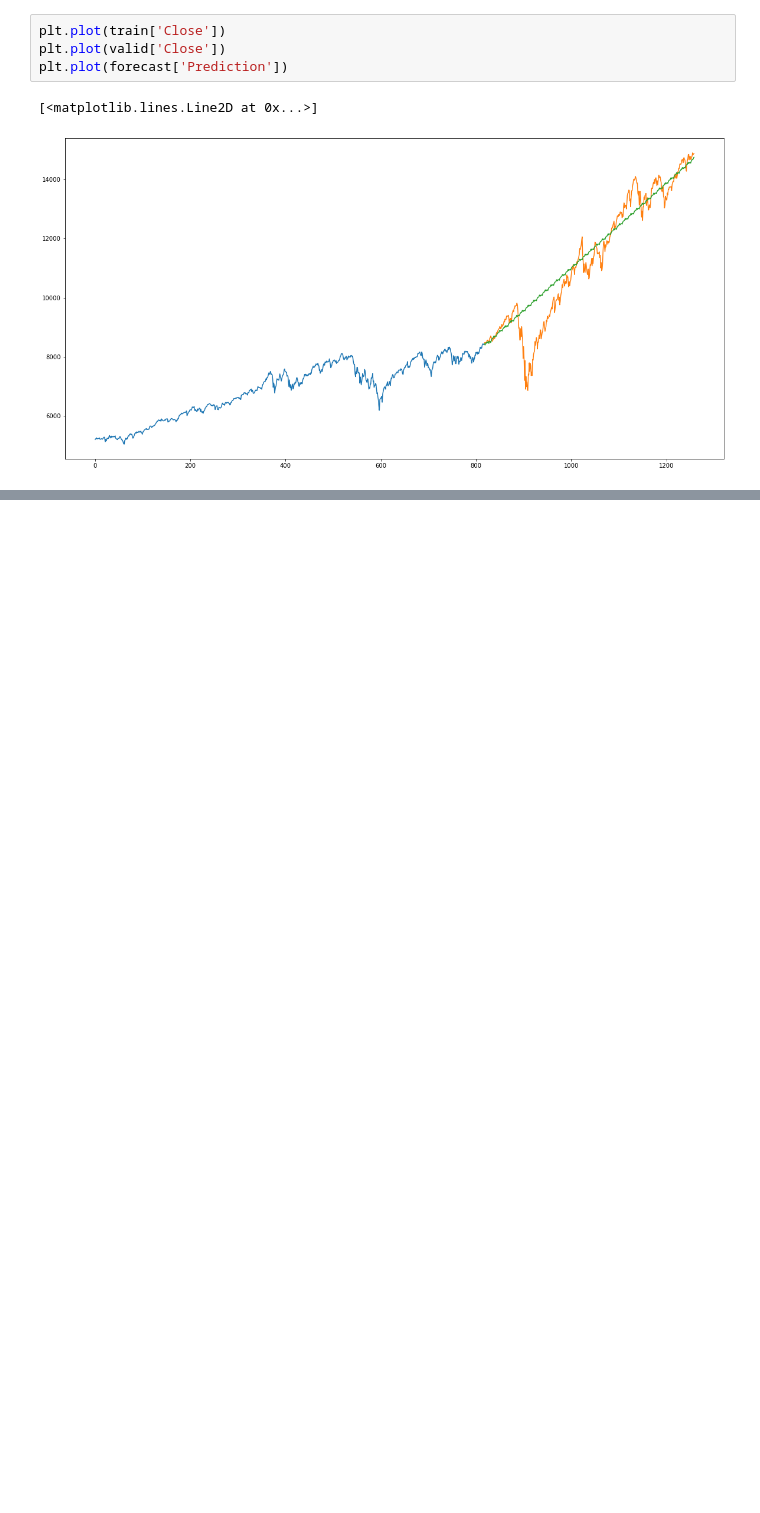
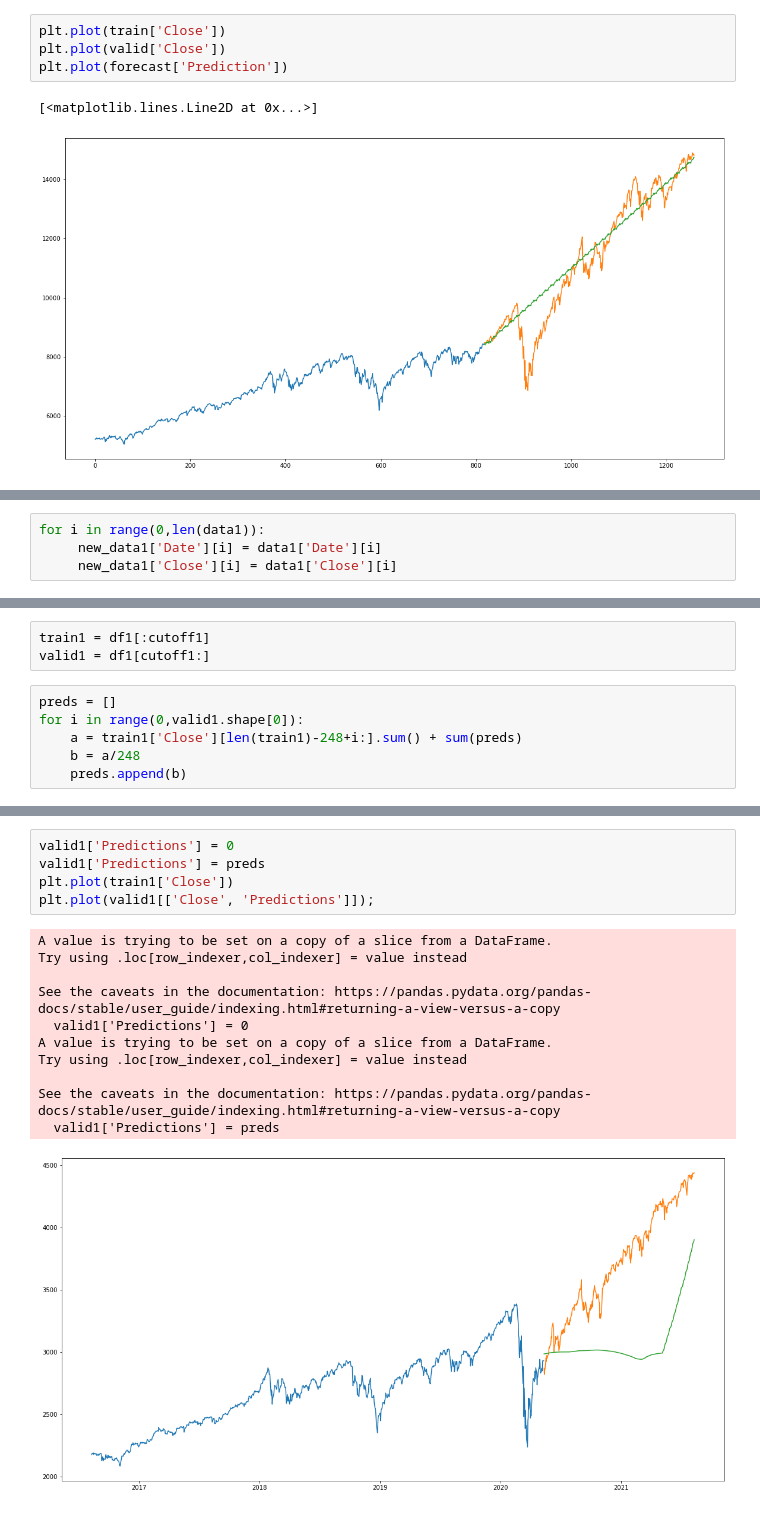
Before and after one commit to Robertoliver2000/StockPredictions, a Jupyter notebook: notebooks/wil/IXIC Model.ipynb, the cells around one changed output, grey strips where cells are left out. Cells and saved outputs as stored; diff of their text form; blank space fills up the shorter version.

```diff
--- a/notebooks/wil/IXIC Model.ipynb
+++ b/notebooks/wil/IXIC Model.ipynb
@@ -225,0 +251,4 @@ ModuleNotFoundError: No module named 'tensorflow'
+# %%
+for i in range(0,len(data1)):
+     new_data1['Date'][i] = data1['Date'][i]
+     new_data1['Close'][i] = data1['Close'][i]
@@ -225,0 +260,9 @@ ModuleNotFoundError: No module named 'tensorflow'
+# %%
+train1 = df1[:cutoff1]
+valid1 = df1[cutoff1:]
+# %%
+preds = []
+for i in range(0,valid1.shape[0]):
+    a = train1['Close'][len(train1)-248+i:].sum() + sum(preds)
+    b = a/248
+    preds.append(b)
@@ -225,0 +276,17 @@ ModuleNotFoundError: No module named 'tensorflow'
+# %%
+valid1['Predictions'] = 0
+valid1['Predictions'] = preds
+plt.plot(train1['Close'])
+plt.plot(valid1[['Close', 'Predictions']]);
+# %% [output]
+A value is trying to be set on a copy of a slice from a DataFrame.
+Try using .loc[row_indexer,col_indexer] = value instead
+
+See the caveats in the documentation: https://pandas.pydata.org/pandas-docs/stable/user_guide/indexing.html#returning-a-view-versus-a-copy
+  valid1['Predictions'] = 0
+A value is trying to be set on a copy of a slice from a DataFrame.
+Try using .loc[row_indexer,col_indexer] = value instead
+
+See the caveats in the documentation: https://pandas.pydata.org/pandas-docs/stable/user_guide/indexing.html#returning-a-view-versus-a-copy
+  valid1['Predictions'] = preds
+[figure, added]
```
Also changed, not shown: parts of 23 cells of this notebook, 2 other files.
